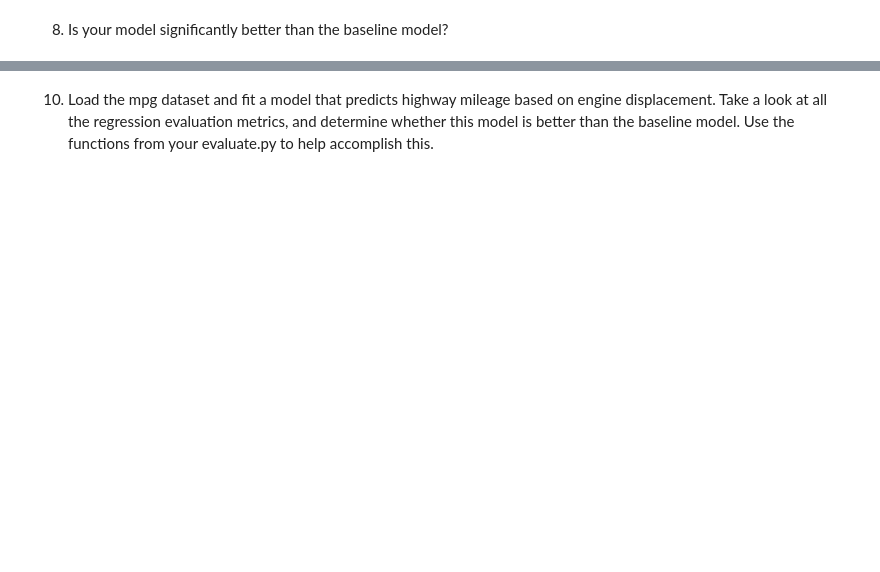
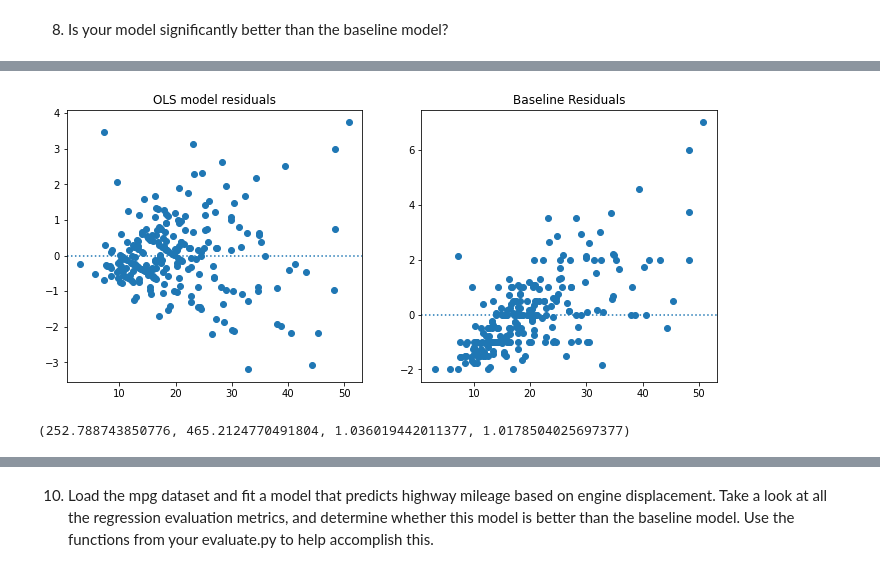
Before and after one commit to ljackson707/regression-exercises, a Jupyter notebook: evaluate.ipynb, the cells around one changed output, grey strips where cells are left out. Drawn from its saved outputs; the diff is of its cells as text; code cells hidden in the pictures; blank space fills up the shorter version.

```diff
--- a/evaluate.ipynb
+++ b/evaluate.ipynb
@@ -232,0 +261,3 @@ R2
+# %%
+df = time(df)
+df.head()
@@ -232,0 +273,4 @@ R2
+# %%
+plot_residuals = plot_residuals(df)
+# %% [output]
+[figure, added]
@@ -232,0 +281,4 @@ R2
+# %%
+SSE, TSS, MSE, RMSE
+# %% [output]
+(252.788743850776, 465.2124770491804, 1.036019442011377, 1.0178504025697377)
```
Also changed, not shown: parts of 36 cells of this notebook, 1 other file.
